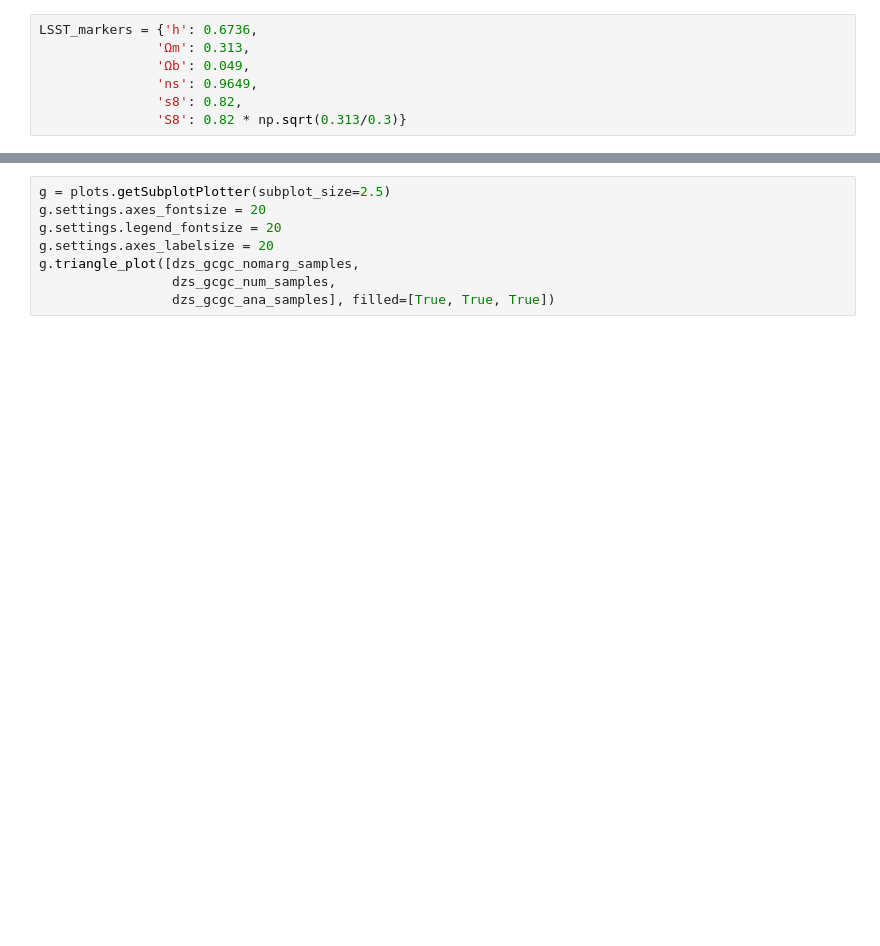
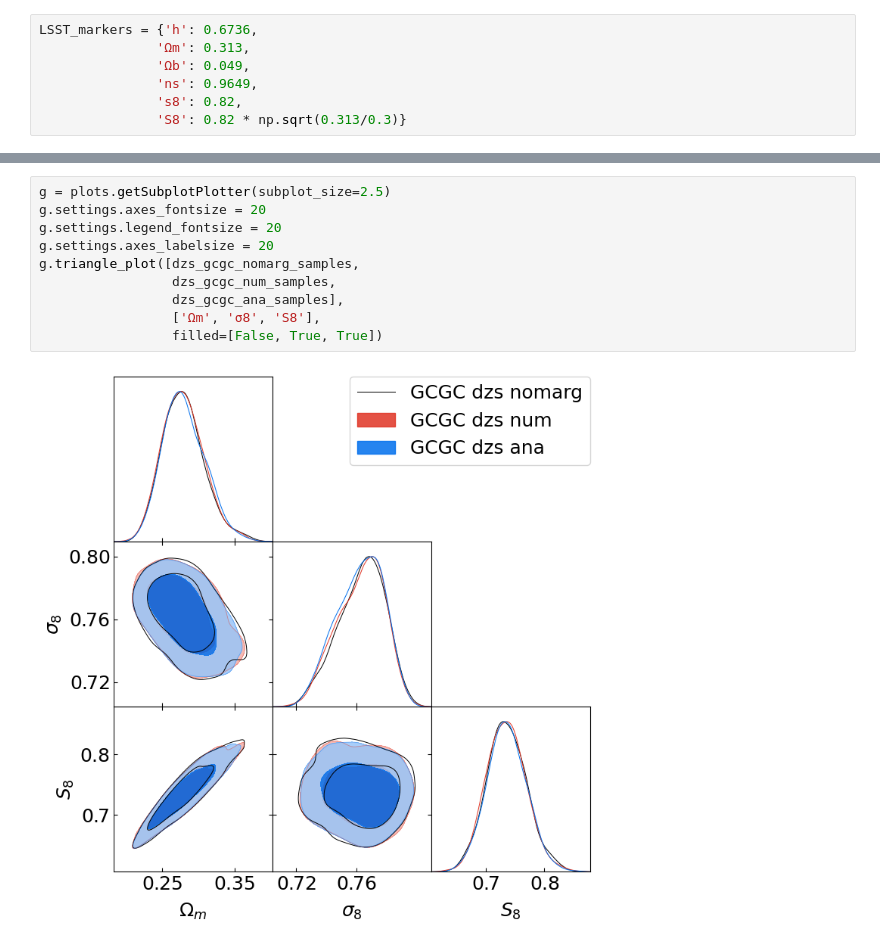
Before and after one commit to JaimeRZP/3x2_analytical, a Jupyter notebook: plotting.ipynb, the cells around one changed output, grey strips where cells are left out. Drawn from its saved outputs; the diff is of its cells as text; blank space fills up the shorter version.

```diff
--- a/plotting.ipynb
+++ b/plotting.ipynb
@@ -489,11 +489,15 @@ g.triangle_plot([dzs_wlwl_nomarg_samples,
 # %%
 g = plots.getSubplotPlotter(subplot_size=2.5)
 g.settings.axes_fontsize = 20
 g.settings.legend_fontsize = 20
 g.settings.axes_labelsize = 20
 g.triangle_plot([dzs_gcgc_nomarg_samples,
                  dzs_gcgc_num_samples,
-                 dzs_gcgc_ana_samples], filled=[True, True, True])
+                 dzs_gcgc_ana_samples],
+                 ['Ωm', 'σ8', 'S8'],
+                 filled=[False, True, True])
+# %% [output]
+[figure, added]
 # %%
 g = plots.getSubplotPlotter(subplot_size=2.5)
 g.settings.axes_fontsize = 20
```
Also changed, not shown: parts of 11 cells of this notebook, 4 other files.
